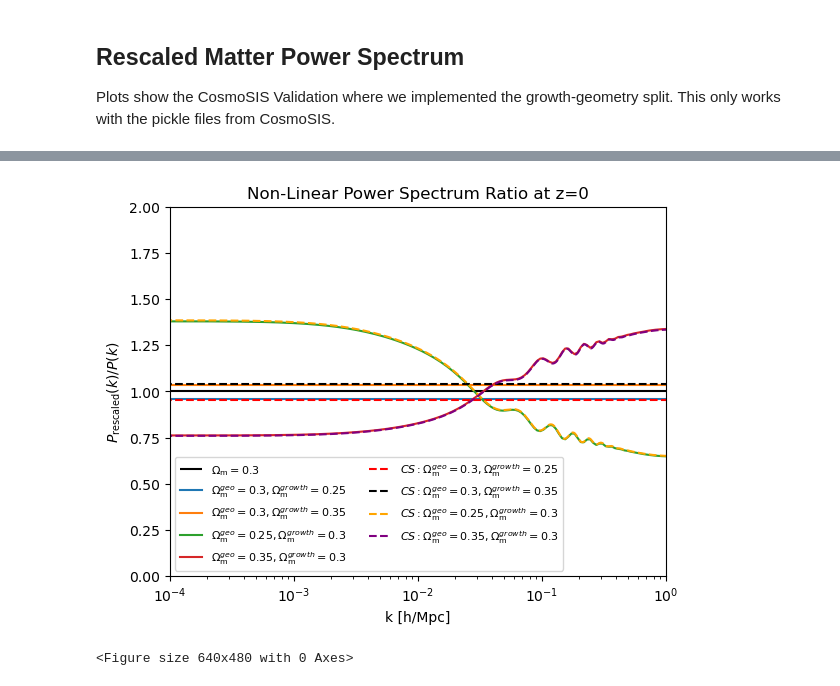
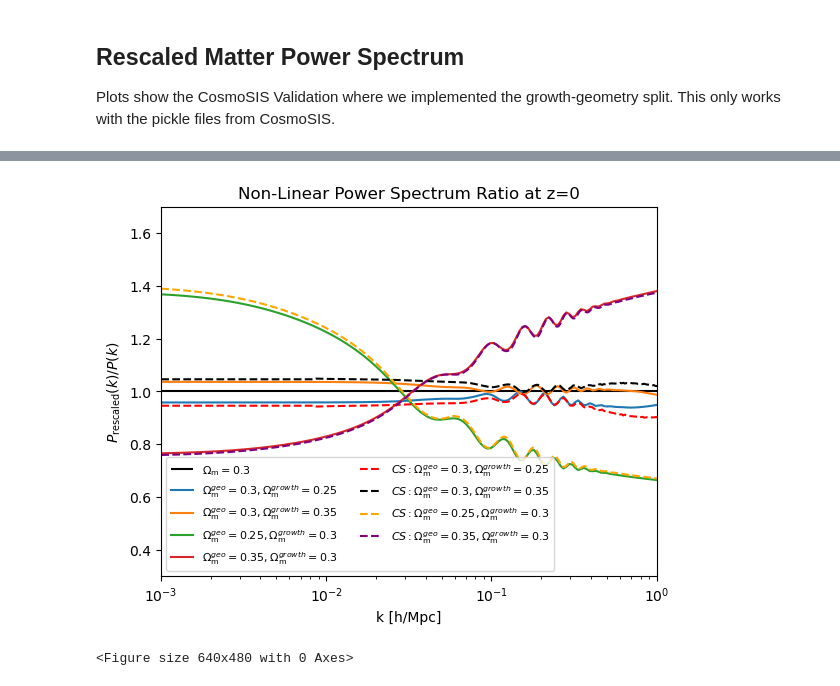
Before and after one commit to cloe-org/playground, a Jupyter notebook: tutorials/cosmology/growth-geometry-split.ipynb, the cells around one changed output, grey strips where cells are left out. Cells and saved outputs as stored; diff of their text form; code cells hidden in the pictures.

```diff
--- a/tutorials/cosmology/growth-geometry-split.ipynb
+++ b/tutorials/cosmology/growth-geometry-split.ipynb
@@ -16,33 +34,35 @@ from cloelib.cosmology.derived_cosmology import (
 # %%
-# Cosmology parameters
-H0 = 67.7
+# # Cosmology parameters
+
+H0 = 69.0
 h = H0 / 100.0
-sigma8 = 0.8277
 Omega_b0 = 0.048
 Omega_m = 0.3
 Omega_cdm0 = Omega_m - Omega_b0
 Omega_k0 = 0.0
 w = -1.0
 wa = 0.0
-ns = 0.96
-mnu = 0.0
-As = 2e-9
+ns = 0.97
+As = 2.19e-9
 gamma_MG = 0.0
+mnu = 0.0773 # Cannot be zero for HMCodeEmu
+N_ur = 2.0308
+N_mnu = 1
 
 z = np.linspace(0, 3, 100)
 # Compute the background with CLASS
-class_instance = CLASSBackground(
+class_instance_3 = CLASSBackground(
     H0=H0,
     Omega_b0=Omega_b0,
     Omega_cdm0=Omega_cdm0,
     Omega_k0=Omega_k0,
     As=As,
     ns=ns,
-    mnu=mnu,
     w0=w,
     wa=wa,
     gamma_MG=gamma_MG,
-    N_mnu=0,
+    mnu=mnu,
+    N_mnu=N_mnu,
 )
 # %% [markdown]
 ## Differential Equation for the Growth G(z)
@@ -236,39 +242,48 @@ plt.clf()
 # %%
 # Plot the ratio of the rescaled and the standard MPS
 
 plt.hlines(1, np.min(ks), np.max(ks), label="$\\Omega_{\\rm m}=0.3$",
            color="black")
-plt.plot(ks / h, nl_pk_3_25_interp(ks) / nl_pk_3_3_interp(ks),
+plt.plot(ks / h, nonlinear_pk_3_25[0, :] / nonlinear_pk_3_3[0, :],
     label="$\\Omega^{geo}_{\\rm m}=0.3, \\Omega^{growth}_{\\rm m}=0.25$")
-plt.plot(ks / h, nl_pk_3_35_interp(ks) / nl_pk_3_3_interp(ks),
+plt.plot(ks / h, nonlinear_pk_3_35[0, :] / nonlinear_pk_3_3[0, :],
     label="$\\Omega^{geo}_{\\rm m}=0.3, \\Omega^{growth}_{\\rm m}=0.35$")
-plt.plot(ks / h, nl_pk_25_3_interp(ks) / nl_pk_3_3_interp(ks),
+plt.plot(ks / h, nonlinear_pk_25_3[0, :] / nonlinear_pk_3_3[0, :],
     label="$\\Omega^{geo}_{\\rm m}=0.25, \\Omega^{growth}_{\\rm m}=0.3$")
-plt.plot(ks / h, nl_pk_35_3_interp(ks) / nl_pk_3_3_interp(ks),
+plt.plot(ks / h, nonlinear_pk_35_3[0, :] / nonlinear_pk_3_3[0, :],
     label="$\\Omega^{geo}_{\\rm m}=0.35, \\Omega^{growth}_{\\rm m}=0.3$")
 
 # plt.plot(k_h, mps_geo_03_gr_025[0, :] / mps_geo_03_gr_03[0, :],
 #         label="$CS:\\Omega^{geo}_{\\rm m}=0.3, \\Omega^{growth}_{\\rm m}=0.25$",
-#         color="red", linestyle='--')
+#         color="red",
+#         linestyle='--'
+#         )
 # plt.plot(k_h, mps_geo_03_gr_035[0, :] / mps_geo_03_gr_03[0, :],
 #         label="$CS:\\Omega^{geo}_{\\rm m}=0.3, \\Omega^{growth}_{\\rm m}=0.35$",
-#         color="black", linestyle='--')
+#         color="black",
+#         linestyle='--'
+#         )
 # plt.plot(k_h, mps_geo_025_gr_03[0, :] / mps_geo_03_gr_03[0, :],
 #         label="$CS:\\Omega^{geo}_{\\rm m}=0.25, \\Omega^{growth}_{\\rm m}=0.3$",
-#         color="orange", linestyle='--')
+#         color="orange",
+#         linestyle='--'
+#         )
 # plt.plot(k_h, mps_geo_035_gr_03[0, :] / mps_geo_03_gr_03[0, :],
 #         label="$CS:\\Omega^{geo}_{\\rm m}=0.35, \\Omega^{growth}_{\\rm m}=0.3$",
-#         color="purple", linestyle='--')
+#         color="purple",
+#         linestyle='--',
+#         )
 
 plt.title("Non-Linear Power Spectrum Ratio at z=0")
 plt.xlabel("k [h/Mpc]")
 plt.ylabel("$P_{\\rm rescaled}(k)/P(k)$")
 plt.xscale("log")
-plt.xlim(1e-4, 1e0)
-plt.ylim(0, 2)
+plt.xlim(1e-3, 1e0)
+plt.ylim(0.3, 1.7)
 plt.legend(ncol=2, fontsize=8)
+plt.savefig("nl_power_spectra_ratio.png", dpi=300)
 plt.show()
 plt.clf()
 # %% [output]
-[figure, old version]
+[figure, new version]
 <Figure size 640x480 with 0 Axes>
```
Also changed, not shown: parts of 4 cells of this notebook.
